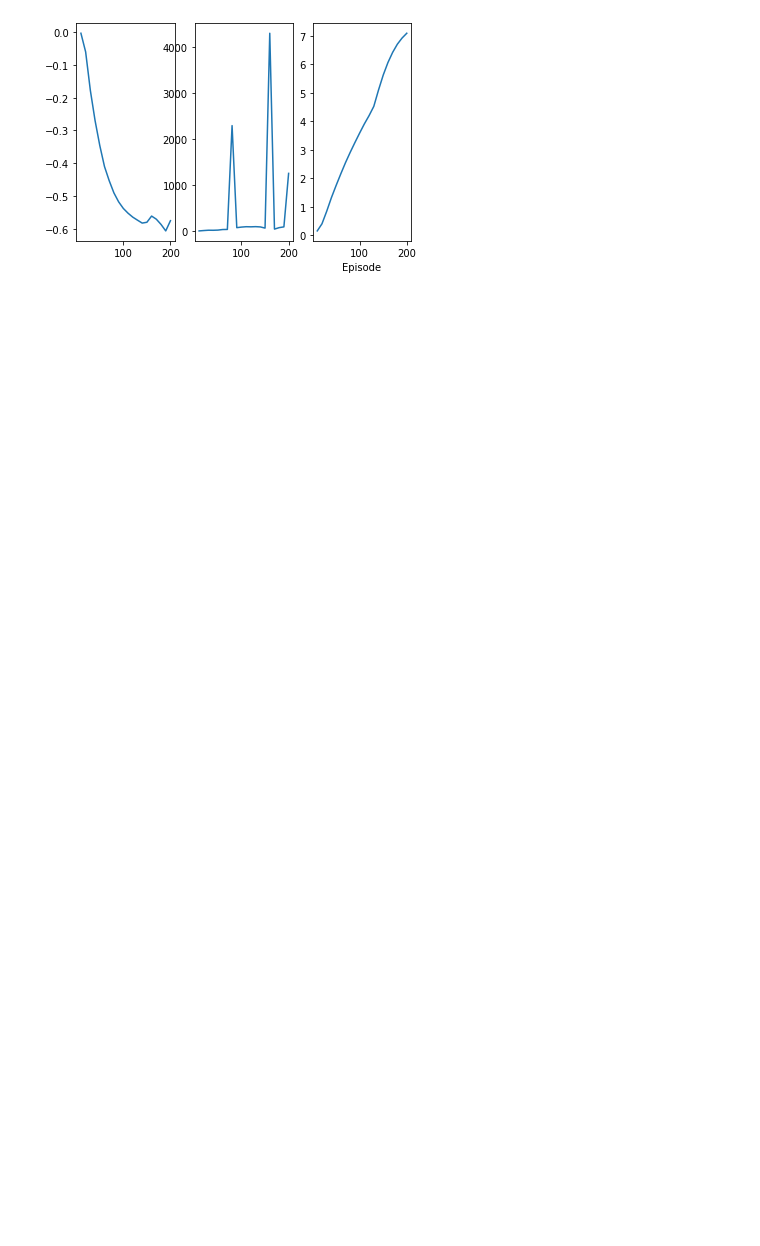
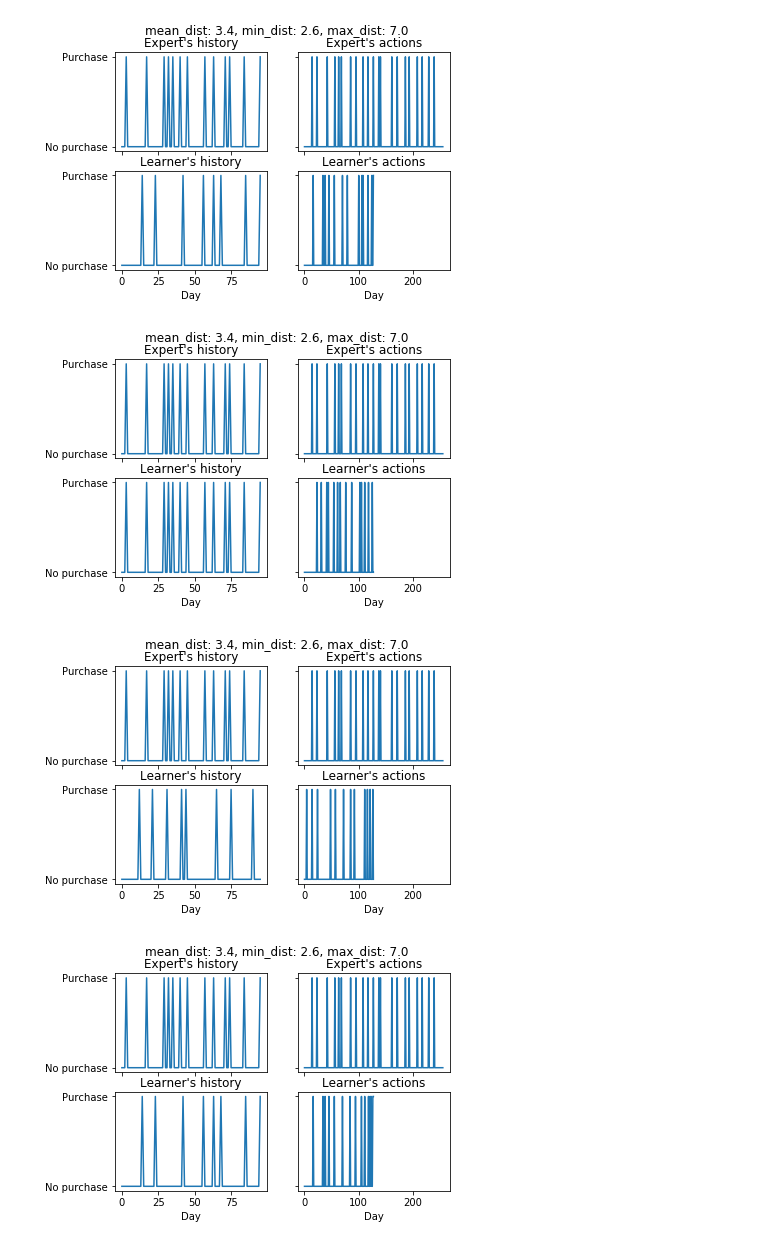
Before and after one commit to VictorGardi/CustomerBehaviour, a Jupyter notebook: analyze_results.ipynb, the cells around one changed output. Drawn from its saved outputs; the diff is of its cells as text; code cells hidden in the pictures; blank space fills up the shorter version.

```diff
--- a/analyze_results.ipynb
+++ b/analyze_results.ipynb
@@ -24,10 +21,13 @@ Javascript('Jupyter.notebook.execute_cells([-1])')
 # %%
-datetime = '2020-02-20_12-37-18'
-dir_path = '/results_victor/case_2/' + datetime
+datetime = '2020-02-21_10-00-55'
+dir_path = '/results/gail/discrete_events/1_expert(s)/case_2/friday_0221/' + datetime
 
 result = Case2(dir_path)
-result.plot_loss()
-#result.plot_trajectories(n_trajectories = None)
+# result.plot_loss()
+result.plot_trajectories(n_trajectories = 5)
 # result.compare_trajectories()
 # %% [output]
-[figure, old version]
+[figure, new version]
+[figure, added]
+[figure, added]
+[figure, added]
```
Also changed, not shown: parts of 3 cells of this notebook.
